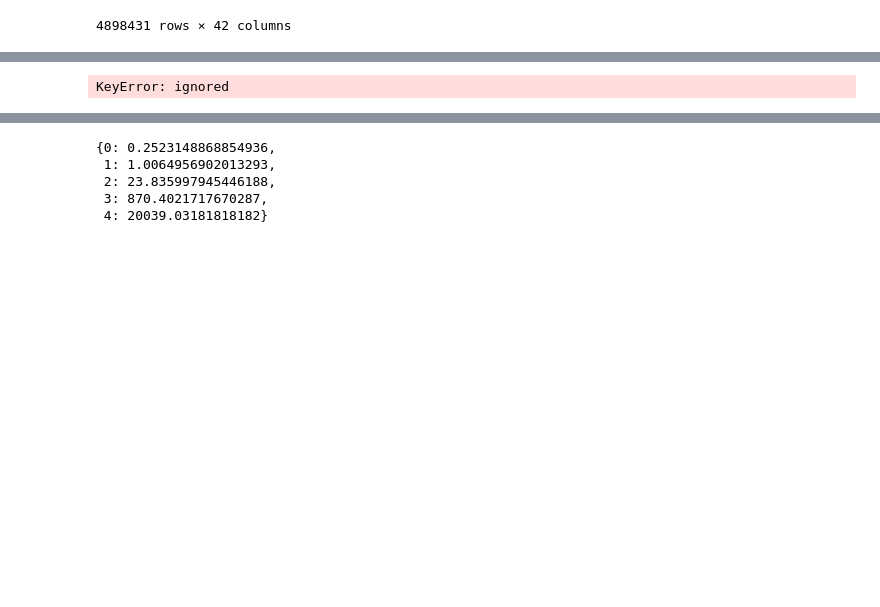
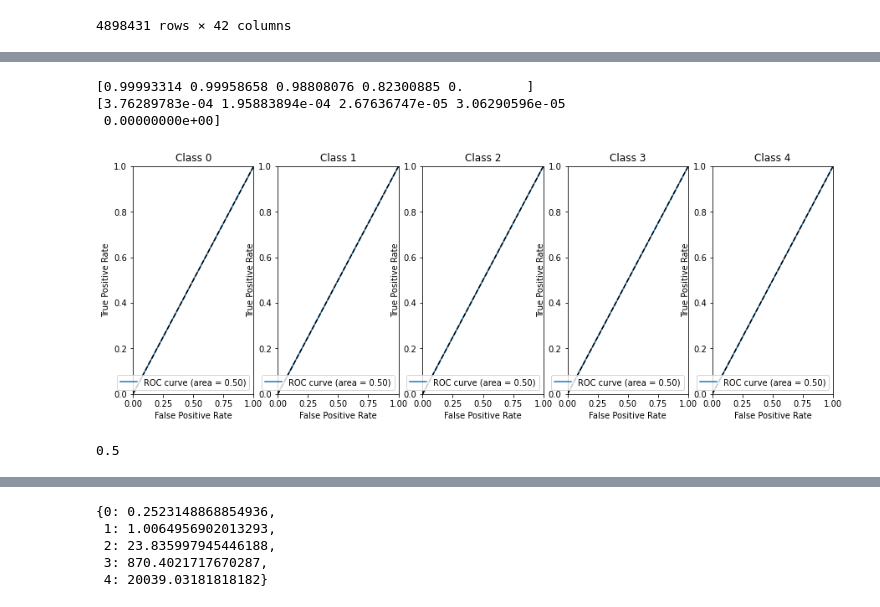
Before and after one commit to Taeseon-Baek/AI_Project, a Jupyter notebook: AI_teamproject_developed.ipynb, the cells around one changed output, grey strips where cells are left out. Drawn from its saved outputs; the diff is of its cells as text; code cells hidden in the pictures; blank space fills up the shorter version.

```diff
--- a/AI_teamproject_developed.ipynb
+++ b/AI_teamproject_developed.ipynb
@@ -277,0 +306,25 @@ weighted avg    0.97975   0.98850   0.98410    489844
+# %%
+#Test 결과
+model_name = 'CNN_LSTM_base'
+
+cnn = Sequential()
+cnn.add(Convolution1D(64, 3, padding="same",activation="relu",input_shape=(len(x.columns), 1)))
+cnn.add(Convolution1D(64, 3, padding="same", activation="relu"))
+cnn.add(Convolution1D(64, 3, padding="same", activation="relu"))
+cnn.add(MaxPooling1D(pool_size=(2)))
+cnn.add(LSTM(64))
+cnn.add(Dense(5, activation="softmax"))
+
+cnn.load_weights("/content/gdrive/MyDrive/Colab_Notebooks/"+model_name+".hdf5")
+
+# define optimizer and objective, compile cnn
+opt = Adam(learning_rate=0.1)
+cnn.compile(loss="sparse_categorical_crossentropy", optimizer=opt,metrics=['accuracy'])
+
+y_pred_base=cnn.predict(X_test)
+y_pred=np.argmax(y_pred_base,axis=1)
+
+loss, accuracy = cnn.evaluate(X_test, y_test) #정답 set과 모델이 예측한 값을 비교하여 성능 측정
+print("\nLoss: %.2f, Accuracy: %.2f%%" % (loss, accuracy*100))
+print()
+print(metrics.classification_report(y_test, y_pred, digits=5))
@@ -278,28 +366,37 @@ weighted avg    0.97975   0.98850   0.98410    489844
+# %%
+print(TPR)
+print(FPR)
+# %% [output]
+[0.99993314 0.99958658 0.98808076 0.82300885 0.        ]
+[3.76289783e-04 1.95883894e-04 2.67636747e-05 3.06290596e-05
+ 0.00000000e+00]
 # %%
 import matplotlib.pyplot as plt
 from sklearn.metrics import roc_curve, auc
 from sklearn.metrics import roc_auc_score
+
+y_test_ROC = to_categorical(testY)
 
 # ROC & AUC
 fpr = dict()
 tpr = dict()
 roc_auc = dict()
 for i in range(5):
-    fpr[i], tpr[i], _ = roc_curve(testY[:, i], y_pred_1[:, i])
+    fpr[i], tpr[i], _ = roc_curve(y_test_ROC[:, i], y_pred_base[:, i])
     roc_auc[i] = auc(fpr[i], tpr[i])
 
 # Plot of a ROC curve for a specific class
 plt.figure(figsize=(15, 5))
-for idx, i in enumerate(range(n_classes)):
-    plt.subplot(131+idx)
+for idx, i in enumerate(range(5)):
+    plt.subplot(151+idx)
     plt.plot(fpr[i], tpr[i], label='ROC curve (area = %0.2f)' % roc_auc[i])
     plt.plot([0, 1], [0, 1], 'k--')
     plt.xlim([0.0, 1.0])
-    plt.ylim([0.0, 1.05])
+    plt.ylim([0.0, 1.0])
     plt.xlabel('False Positive Rate')
     plt.ylabel('True Positive Rate')
     plt.title('Class %0.0f' % idx)
     plt.legend(loc="lower right")
 plt.show()
 # %% [output]
-KeyError: ignored
+[figure, added]
@@ -307,0 +403,4 @@ print(roc_auc_score(pred,y_test,average="weighted"))
+# %%
+print(roc_auc_score(y_test_ROC,y_pred_base,average="macro",multi_class='raise'))
+# %% [output]
+0.5
```
Also changed, not shown: parts of 45 cells of this notebook.
